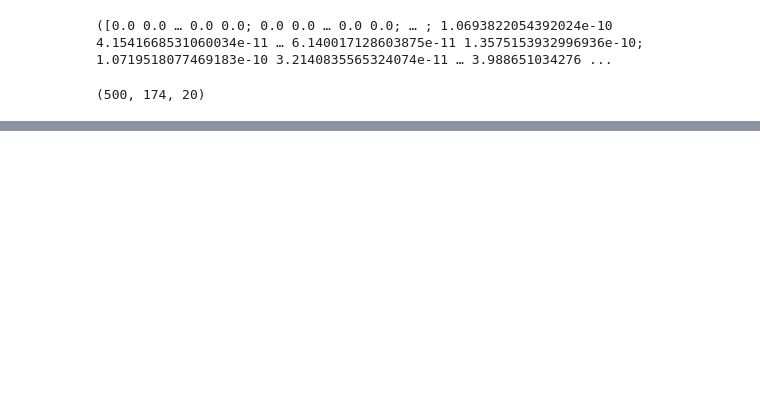
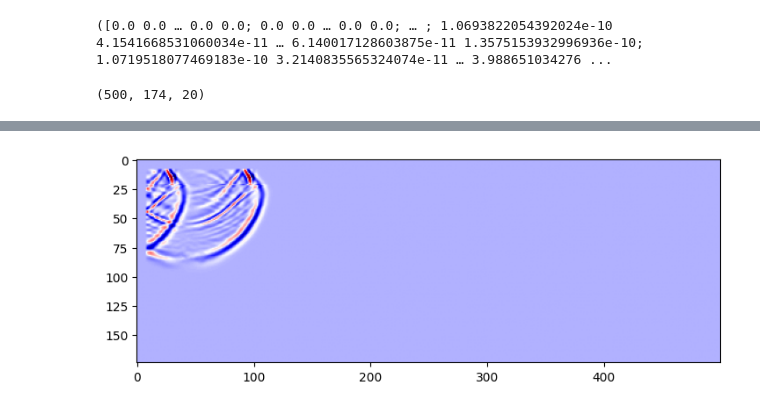
Before and after one commit to x-repos/JuliWave.jl, a Jupyter notebook: examples/marmousi_elastic_forward.ipynb, the cells around one changed output, grey strips where cells are left out. Saved outputs shown, nothing was run; the diff lists cells and outputs as text; code cells hidden in the pictures; blank space fills up the shorter version.

```diff
--- a/examples/marmousi_elastic_forward.ipynb
+++ b/examples/marmousi_elastic_forward.ipynb
@@ -154,2 +156,8 @@ size(snaps_vx)
+# %%
+figure(figsize=(12, 3))
+imshow(snaps_vx[:, :, 4]', cmap="seismic")
+gcf()
+# %% [output]
+[figure, added]
 # %%
 figure(figsize=(12, 3))
```
Also changed, not shown: parts of 4 cells of this notebook, 45 other files.
